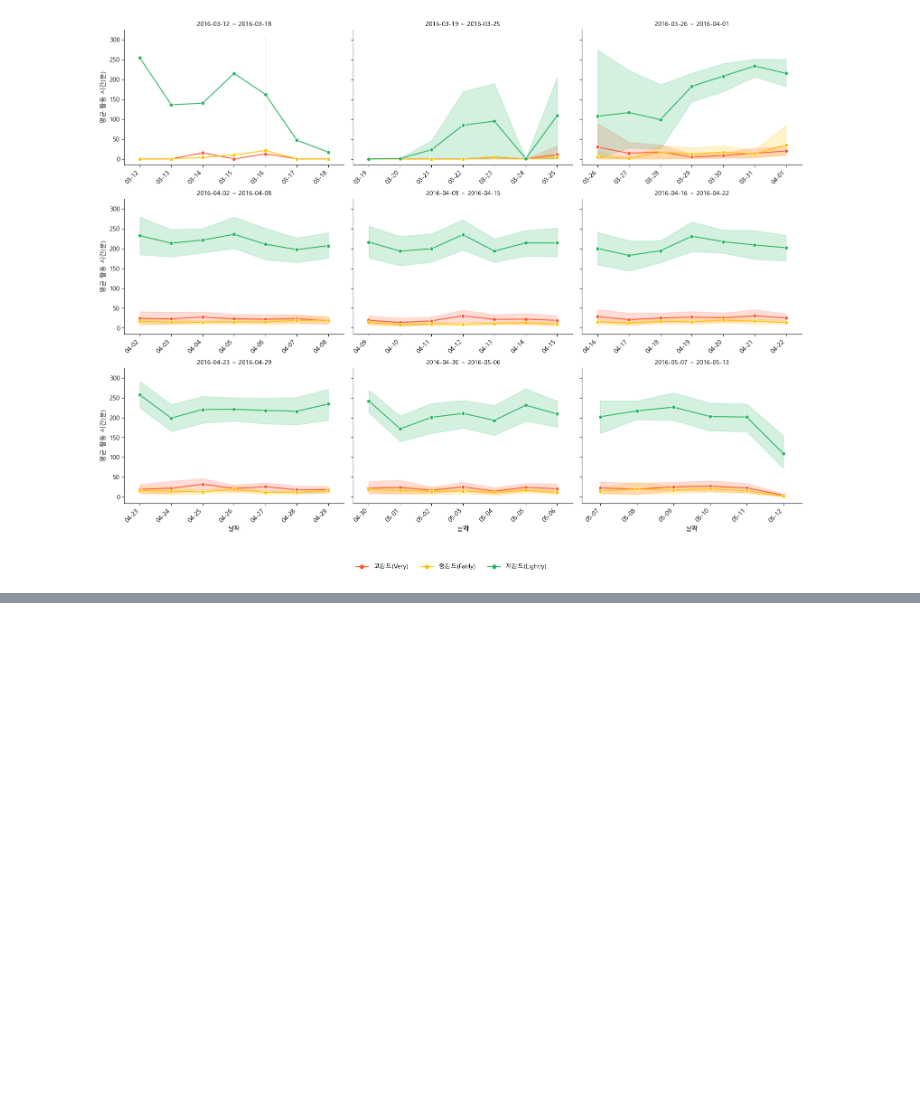
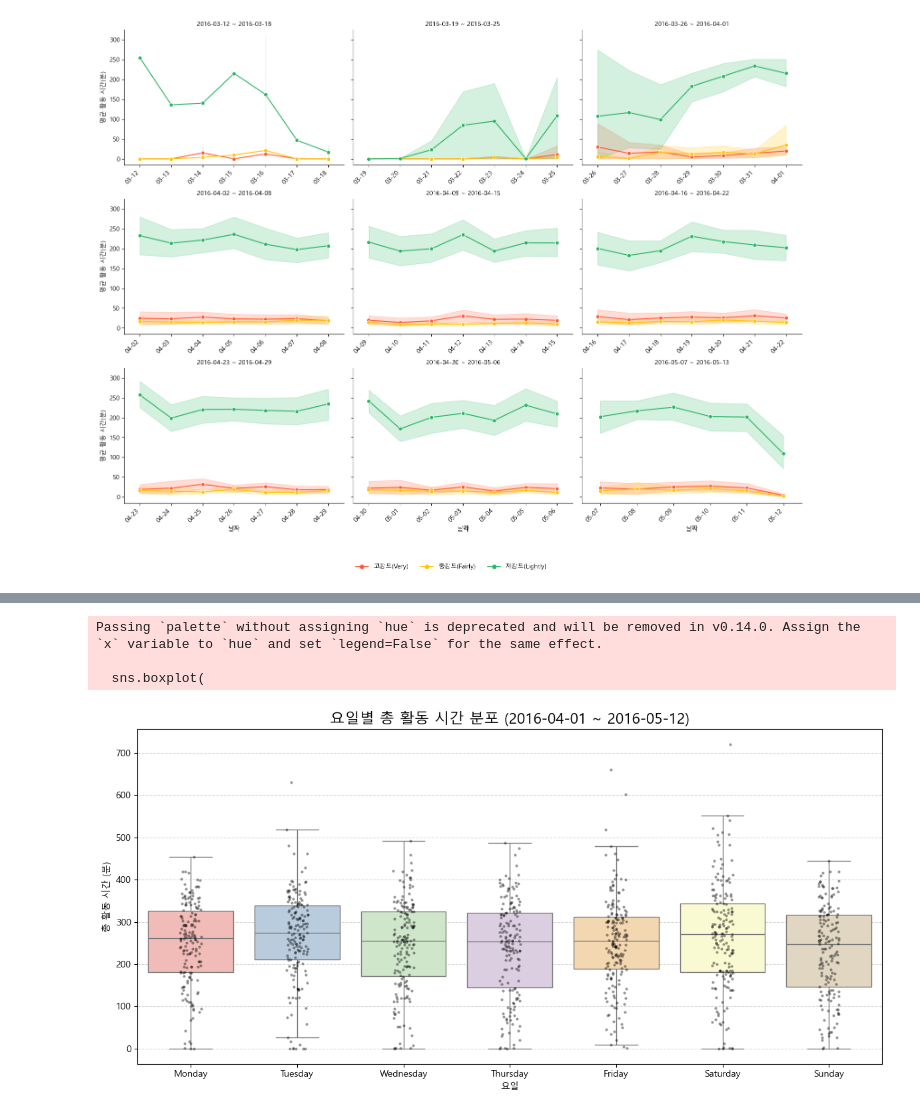
Before and after one commit to jeesy95-creator/sparta_15, a Jupyter notebook: notebooks/LeeCR.ipynb, the cells around one changed output, grey strips where cells are left out. Cells and saved outputs as stored; diff of their text form; code cells hidden in the pictures; blank space fills up the shorter version.

```diff
--- a/notebooks/LeeCR.ipynb
+++ b/notebooks/LeeCR.ipynb
@@ -766,0 +784,40 @@ plt.show()
+# %%
+# 요일별 총 활동 시간 분포 박스플롯
+
+# 그래프 그리기 (data=filtered_act 사용)
+plt.figure(figsize=(12, 6))
+
+# (A) 박스플롯
+sns.boxplot(
+    data=filtered_act,      # <--- 여기를 filtered_act로 변경
+    x='Weekday',
+    y='TotalActiveMinutes',
+    order=day_order,
+    palette='Pastel1',
+    showfliers=False
+)
+
+# (B) 산점도 (선택)
+sns.stripplot(
+    data=filtered_act,      # <--- 여기도 filtered_act로 변경
+    x='Weekday',
+    y='TotalActiveMinutes',
+    order=day_order,
+    color='black',
+    alpha=0.4,
+    size=3,
+    jitter=True
+)
+
+plt.title(f'요일별 총 활동 시간 분포 ({start_date} ~ {end_date})', fontsize=16)
+plt.xlabel('요일')
+plt.ylabel('총 활동 시간 (분)')
+plt.grid(axis='y', linestyle='--', alpha=0.5)
+
+plt.tight_layout()
+plt.show()
+# %% [output]
+Passing `palette` without assigning `hue` is deprecated and will be removed in v0.14.0. Assign the `x` variable to `hue` and set `legend=False` for the same effect.
+
+  sns.boxplot(
+[figure, added]
```
Also changed, not shown: parts of 21 cells of this notebook, 3 other files.
